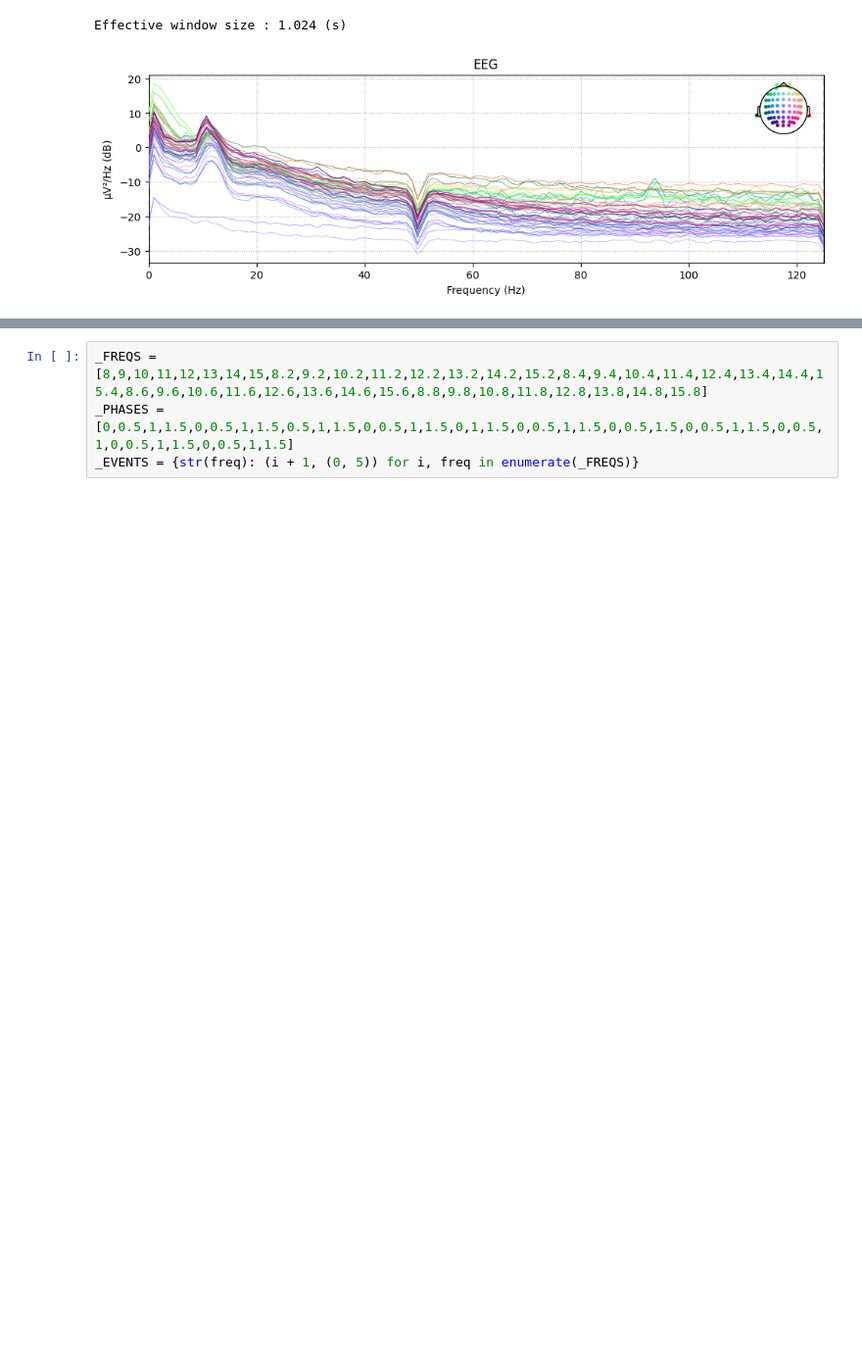
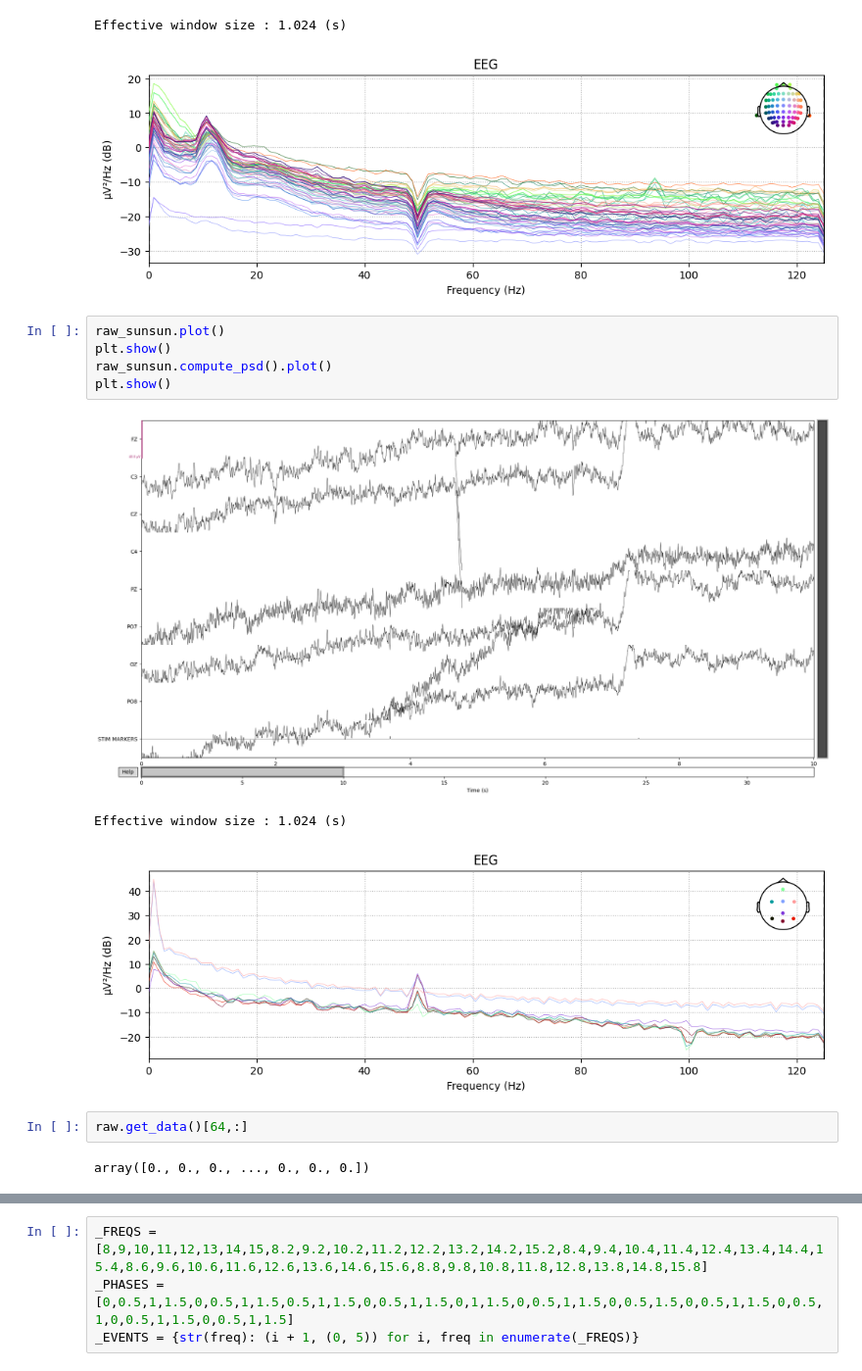
Before and after one commit to sunsun101/MetaBCI, a Jupyter notebook: sunsun_test/mat.ipynb, the cells around one changed output, grey strips where cells are left out. Shown at 98% size. Cells and saved outputs as stored; diff of their text form; blank space fills up the shorter version.

```diff
--- a/sunsun_test/mat.ipynb
+++ b/sunsun_test/mat.ipynb
@@ -135,3 +231,16 @@ plt.show()
 [figure]
 Effective window size : 1.024 (s)
 [figure]
+# %%
+raw_sunsun.plot()
+plt.show()
+raw_sunsun.compute_psd().plot()
+plt.show()
+# %% [output]
+[figure, added]
+Effective window size : 1.024 (s)
+[figure, added]
+# %%
+raw.get_data()[64,:]
+# %% [output]
+array([0., 0., 0., ..., 0., 0., 0.])
```
Also changed, not shown: parts of 13 cells of this notebook, 4 other files.
